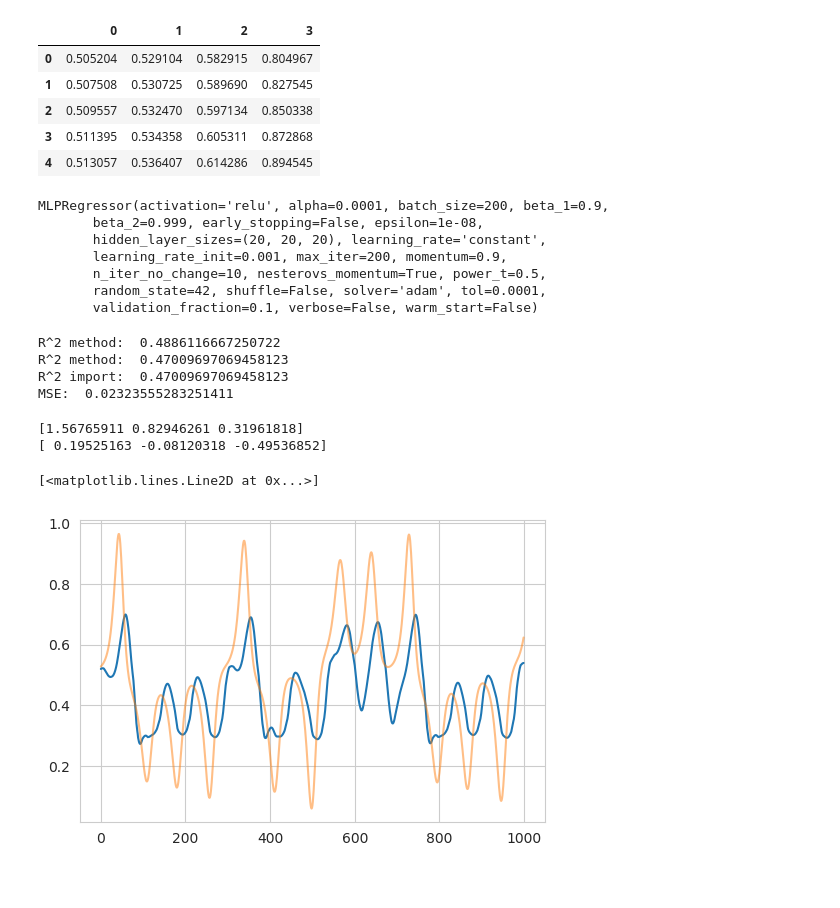
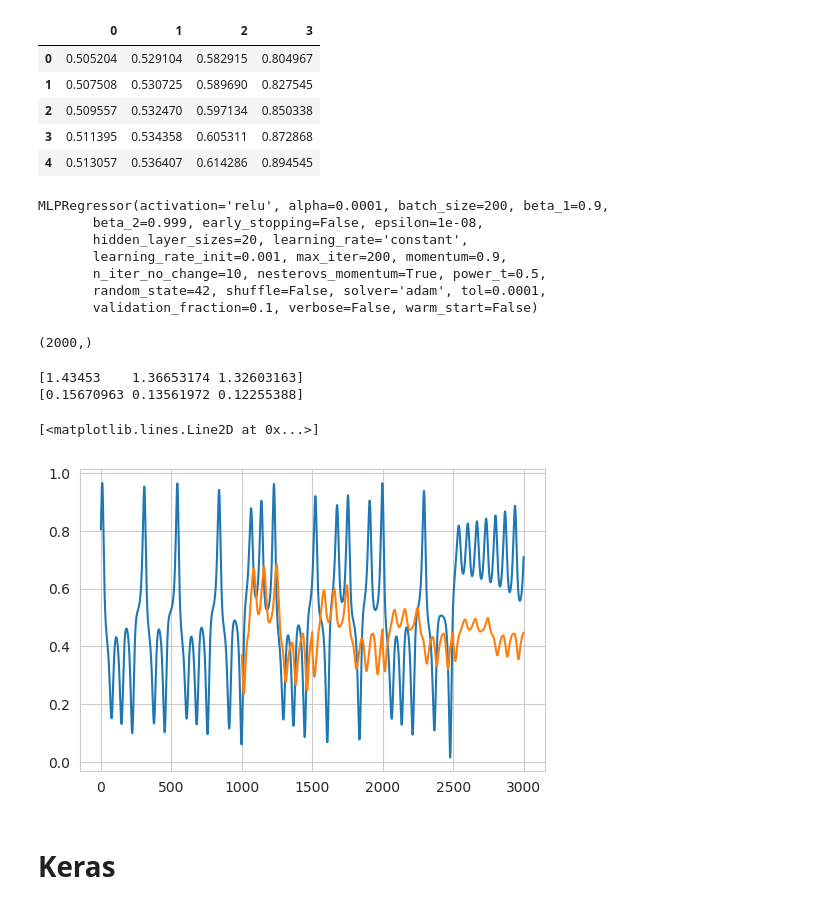
Before and after one commit to baibai25/Lecture, a Jupyter notebook: gtm/modeling.ipynb, the cells around one changed output. Cells and saved outputs as stored; diff of their text form; code cells hidden in the pictures.

```diff
--- a/gtm/modeling.ipynb
+++ b/gtm/modeling.ipynb
@@ -60,47 +72,64 @@ from sklearn.neural_network import MLPRegressor
 # %%
-clf = MLPRegressor(hidden_layer_sizes=(20, 20, 20), activation='relu',
+clf = MLPRegressor(hidden_layer_sizes=(20), activation='relu',
                    batch_size=200, shuffle=False, solver='adam', random_state=42, verbose=False)
+
 clf.fit(X_train, y_train)
 # %% [output]
 MLPRegressor(activation='relu', alpha=0.0001, batch_size=200, beta_1=0.9,
        beta_2=0.999, early_stopping=False, epsilon=1e-08,
-       hidden_layer_sizes=(20, 20, 20), learning_rate='constant',
+       hidden_layer_sizes=20, learning_rate='constant',
        learning_rate_init=0.001, max_iter=200, momentum=0.9,
        n_iter_no_change=10, nesterovs_momentum=True, power_t=0.5,
        random_state=42, shuffle=False, solver='adam', tol=0.0001,
        validation_fraction=0.1, verbose=False, warm_start=False)
-# %%
-pred = clf.predict(X_test)
-print('R^2 method: ', clf.score(X_train, y_train))
-print('R^2 method: ', clf.score(X_test, y_test))
-print('R^2 import: ', r2_score(y_test, pred))
-print('MSE: ', mean_squared_error(y_test, pred))
-# %% [output]
-R^2 method:  0.4886116667250722
-R^2 method:  0.47009697069458123
-R^2 import:  0.47009697069458123
-MSE:  0.02323555283251411
+# %%
+"""
+Predict using predicted value
+
+e.g.
+D:Delay, P:Predicted
+
+D0, D1, D2 -> P1
+D1, D2, P1 -> P2
+D2, P1, P2 -> P3
+"""
+
+pred_stack = []
+X_test = x[num_train:num_train+num_test]
+
+for i in range(4):
+    pred = clf.predict(X_test)
+
+    pred_stack = np.append(pred_stack, pred)
+    X_test = np.concatenate([X_test, pred.reshape(num_test, 1)], axis=1)
+    X_test = np.delete(X_test, 0, axis=1)
+
+print(pred_stack.shape)
+# %% [output]
+(2000,)
 # %%
 # calc error
 # Ref: Nonlinear prediction of chaotic time series using support vector machines
 # eq. (10)
+X_test = x[num_train:num_train+len(pred_stack)]
+error = 0
+for i in range(len(pred_stack)):
+    error += (X_test[i] - pred_stack[i])**2 / X_train.var()
 
-error = 0
-for i in range(len(pred)):
-    error += (X_test[i] - pred[i])**2 / X_train.var()
-
-print(error/len(pred))
-print(np.log10(error/len(pred)))
+print(error/len(pred_stack))
+print(np.log10(error/len(pred_stack)))
 # %% [output]
-[1.56765911 0.82946261 0.31961818]
-[ 0.19525163 -0.08120318 -0.49536852]
+[1.43453    1.36653174 1.32603163]
+[0.15670963 0.13561972 0.12255388]
 # %%
 plt.figure(dpi=100)
-plt.plot(pred)
-plt.plot(y_test, alpha=0.5)
+plt.plot(y[0:num_train+len(pred_stack)])
+plt.plot(range(num_train, num_train+len(pred_stack)), pred_stack)
 # %% [output]
 [<matplotlib.lines.Line2D at 0x...>]
-[figure, old version]
+[figure, new version]
+# %% [markdown]
+# Keras
 # %%
 import keras
 from keras.models import Sequential
```
Also changed, not shown: parts of 7 cells of this notebook.
